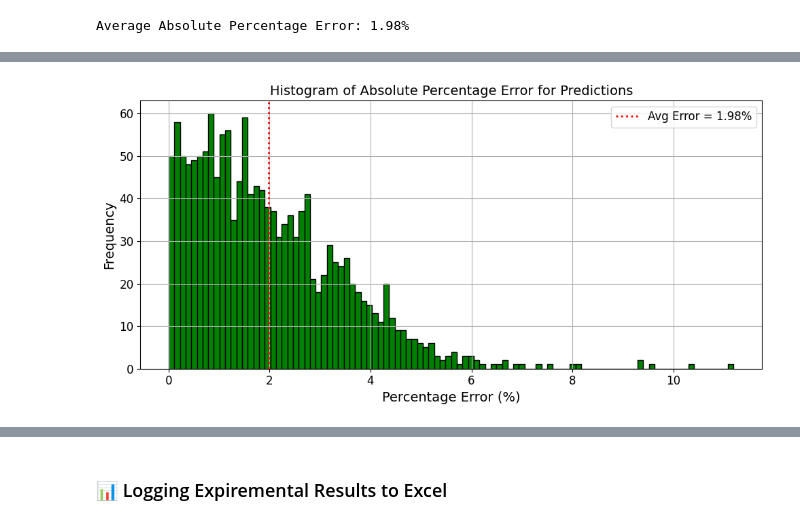
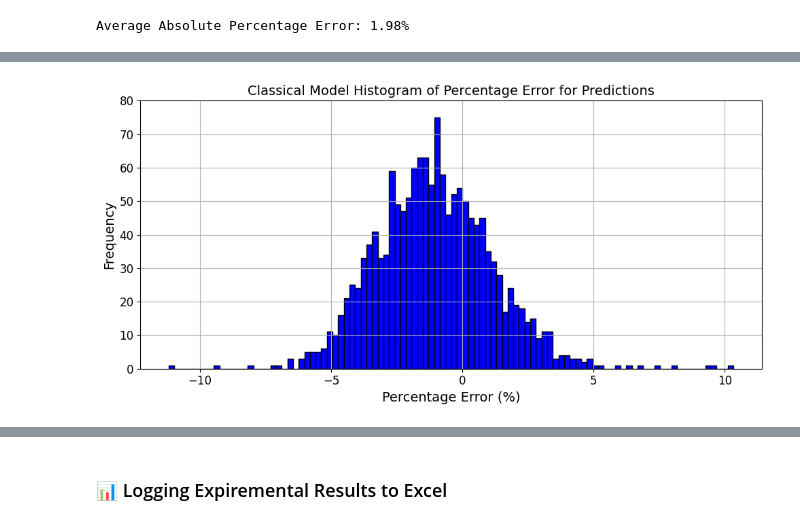
Before and after one commit to NathanPaceydev/Time-Series-Forecasting-Using-Hybrid-Quantum-Classical-Models, a Jupyter notebook: model/hybrid_model classical.ipynb, the cells around one changed output, grey strips where cells are left out. Cells and saved outputs as stored; diff of their text form; code cells hidden in the pictures.

```diff
--- a/model/hybrid_model classical.ipynb
+++ b/model/hybrid_model classical.ipynb
@@ -826,16 +809,18 @@ plt.show()
-# %%
-# Plot histogram
-plt.figure(figsize=(10, 5))
-plt.hist(np.abs(percentage_errors), bins=100, color='green', edgecolor='black')
-plt.axvline(avg_percent_error, color='red', linestyle='dotted', linewidth=2, label=f'Avg Error = {avg_percent_error:.2f}%')
-plt.title("Histogram of Absolute Percentage Error for Predictions", fontsize=14)
-plt.xticks(fontsize=12)
-plt.yticks(fontsize=12)
-plt.xlabel("Percentage Error (%)",fontsize=14)
-plt.ylabel("Frequency",fontsize=14)
-plt.legend(fontsize=12)
-plt.grid(True)
-plt.tight_layout()
-plt.show()
-# %% [output]
-[figure, removed]
+# %%
+
+# Plot histogram
+plt.figure(figsize=(10, 5))
+plt.hist(percentage_errors, bins=100, color='blue', edgecolor='black')
+# Uncomment this if you want the average error line
+# plt.axvline(avg_percent_error, color='red', linestyle='dotted', linewidth=2, label=f'Avg Error = {avg_percent_error:.2f}%')
+plt.title("Classical Model Histogram of Percentage Error for Predictions", fontsize=14)
+plt.xlabel("Percentage Error (%)", fontsize=14)
+plt.ylabel("Frequency", fontsize=14)
+plt.xticks(fontsize=12)
+plt.yticks(fontsize=12)
+plt.ylim(0, 80)  # Set Y-axis range to 80
+plt.grid(True)
+plt.tight_layout()
+plt.show()
+# %% [output]
+[figure, added]
```
Also changed, not shown: parts of 2 cells of this notebook, 21 other files.
